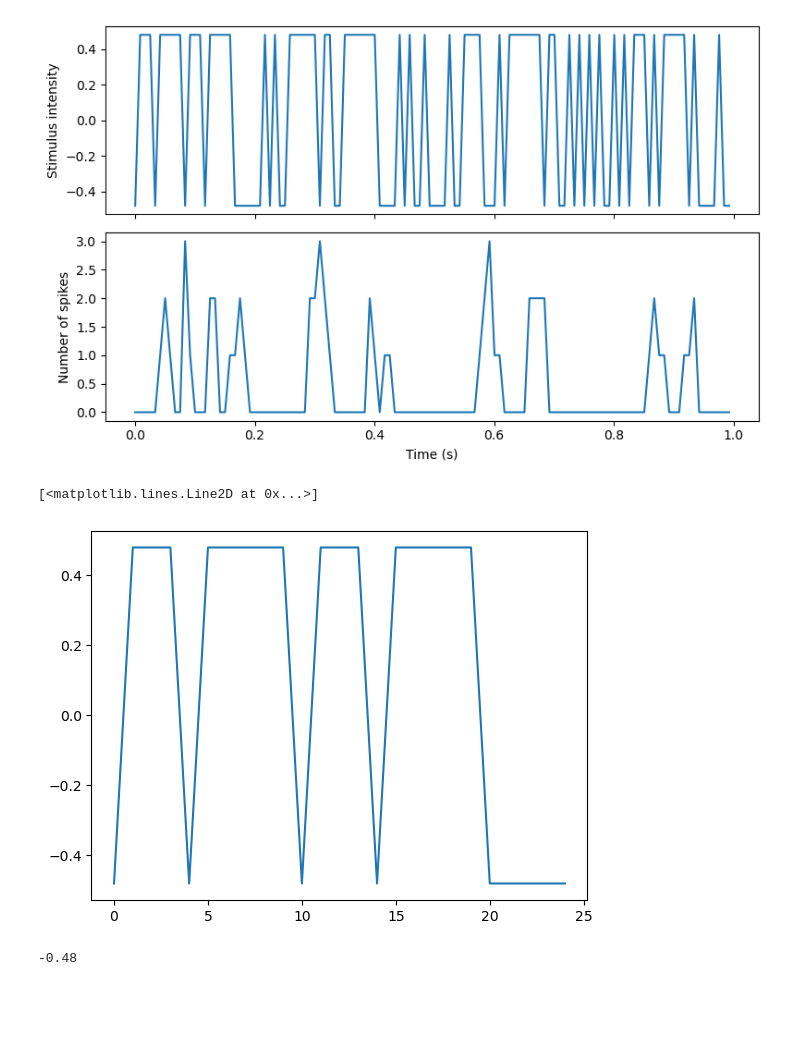
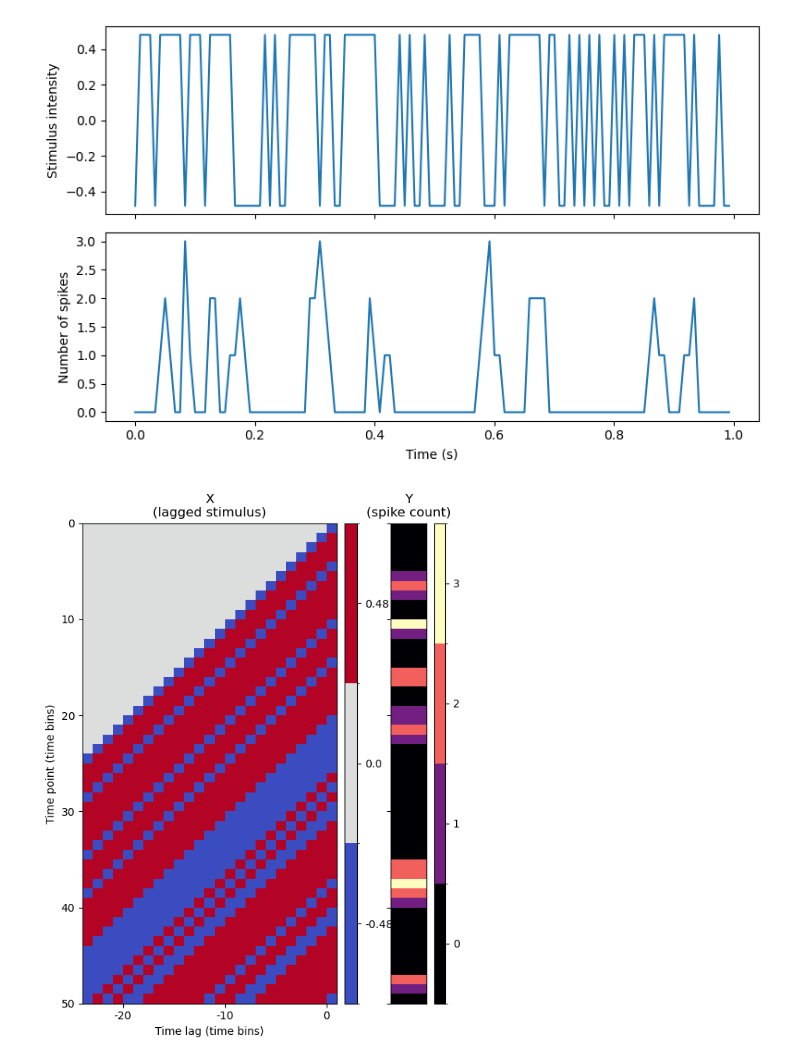
Before and after one commit to GiovanniPecci/Computational-Neuroscience-Course, a Jupyter notebook: Statistics.ipynb, the cells around one changed output. Cells and saved outputs as stored; diff of their text form; code cells hidden in the pictures; blank space fills up the shorter version.

```diff
--- a/Statistics.ipynb
+++ b/Statistics.ipynb
@@ -406,15 +406,21 @@ plot_stim_and_spikes(stim, spikes, dt_stim)
 # %%
 #Here we create the design matrix
 
+def design_matrix(stim, d):
+    padded_stim = np.concatenate([np.zeros(d - 1), stim])
+    T = len(stim)
+    X = np.zeros((T, d))
+    for i in range(T):
+        X[i] = padded_stim[i:i+d]
+
+    return X
+
+
+# Make design matrix
 d = 25
+X = design_matrix(stim,d)
 
-X = np.zeros((len(stim), d))
+# Visualize
+plot_glm_matrices(X, spikes, nt=50)
+# %% [output]
+[figure, added]
-# %%
-plt.plot(stim[0:d])
-# %% [output]
-[<matplotlib.lines.Line2D at 0x...>]
-[figure, removed]
-# %%
-stim[0:d][0]
-# %% [output]
--0.48
```
Also changed, not shown: parts of 12 cells of this notebook.
